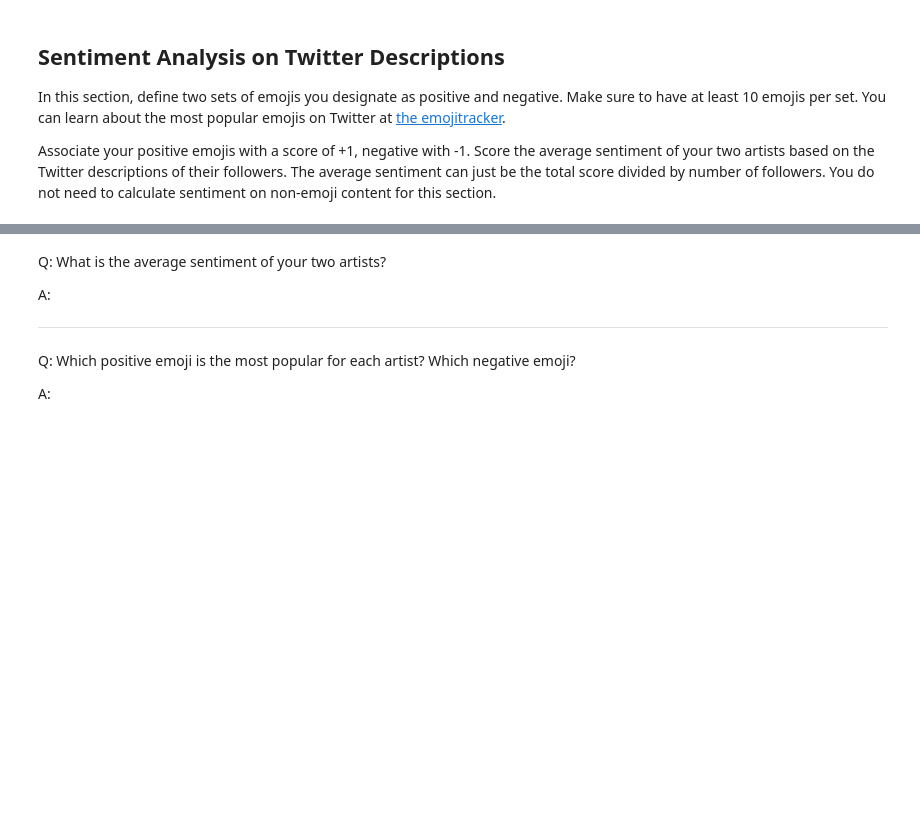
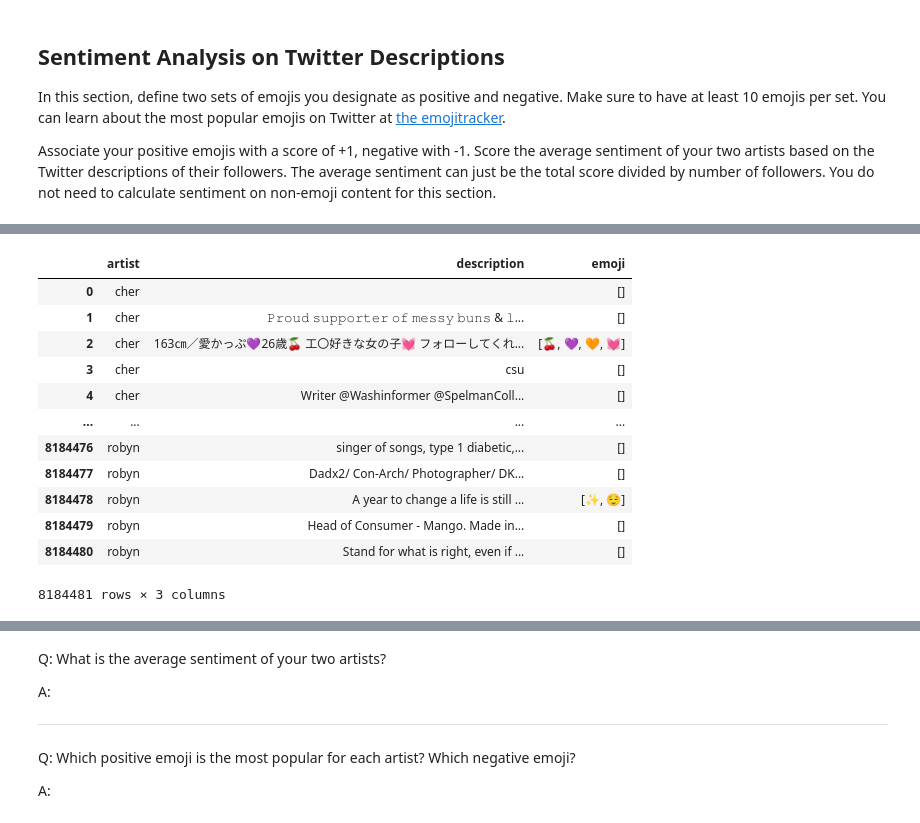
Before and after one commit to Brianne-Bell/ADS-509-textmine_M6-sentiment, a Jupyter notebook: Sentiment Assignment.ipynb, the cells around one changed output, grey strips where cells are left out. Saved outputs shown, nothing was run; the diff lists cells and outputs as text; code cells hidden in the pictures; blank space fills up the shorter version.

```diff
--- a/Sentiment Assignment.ipynb
+++ b/Sentiment Assignment.ipynb
@@ -384,0 +480,16 @@ KeyboardInterrupt:
+# %%
+twitter_df
+# %% [output]
+|  | artist | description | emoji |
+| 0 | cher |  | [] |
+| 1 | cher | 𝙿𝚛𝚘𝚞𝚍 𝚜𝚞𝚙𝚙𝚘𝚛𝚝𝚎𝚛 𝚘𝚏 𝚖𝚎𝚜𝚜𝚢 𝚋𝚞𝚗𝚜 & 𝚕... | [] |
+| 2 | cher | 163㎝／愛かっぷ💜26歳🍒 工〇好きな女の子💓 フォローしてくれ... | [🍒, 💜, 🧡, 💓] |
+| 3 | cher | csu | [] |
+| 4 | cher | Writer @Washinformer @SpelmanColl... | [] |
+| ... | ... | ... | ... |
+| 8184476 | robyn | singer of songs, type 1 diabetic,... | [] |
+| 8184477 | robyn | Dadx2/ Con-Arch/ Photographer/ DK... | [] |
+| 8184478 | robyn | A year to change a life is still ... | [✨, 😌] |
+| 8184479 | robyn | Head of Consumer - Mango. Made in... | [] |
+| 8184480 | robyn | Stand for what is right, even if ... | [] |
+8184481 rows × 3 columns
```
Also changed, not shown: parts of 21 cells of this notebook, 1 other file.
